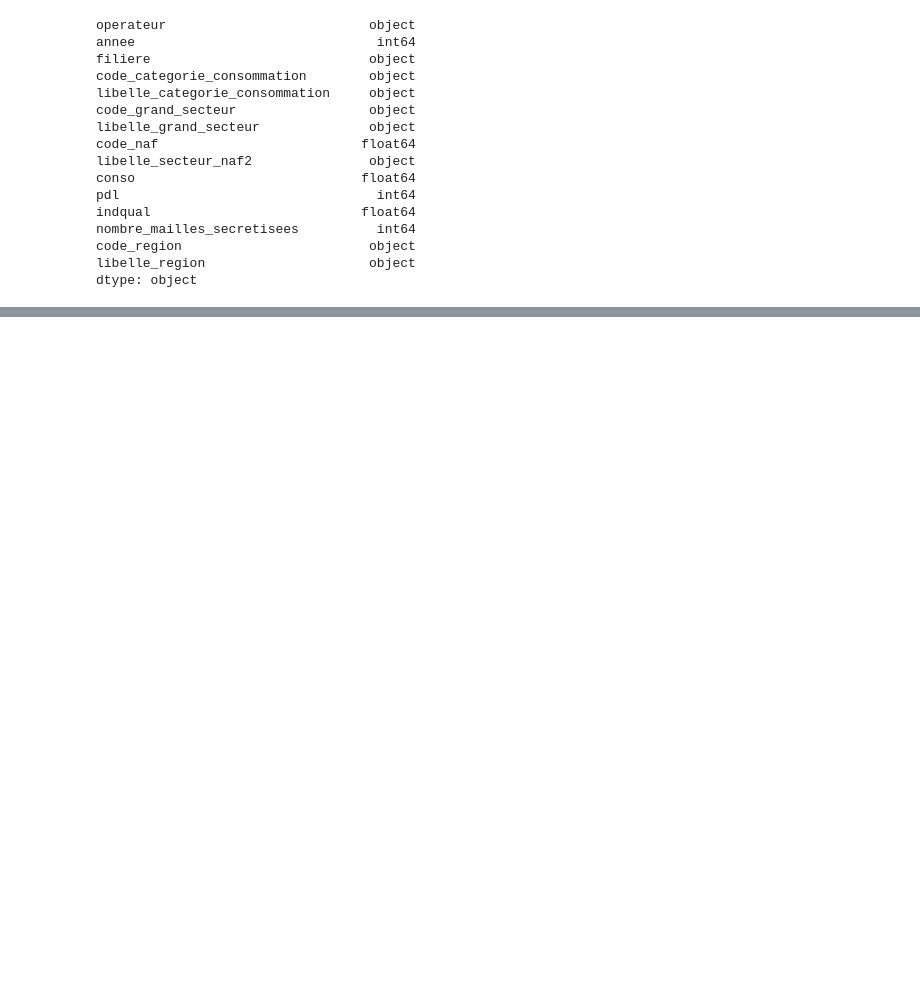
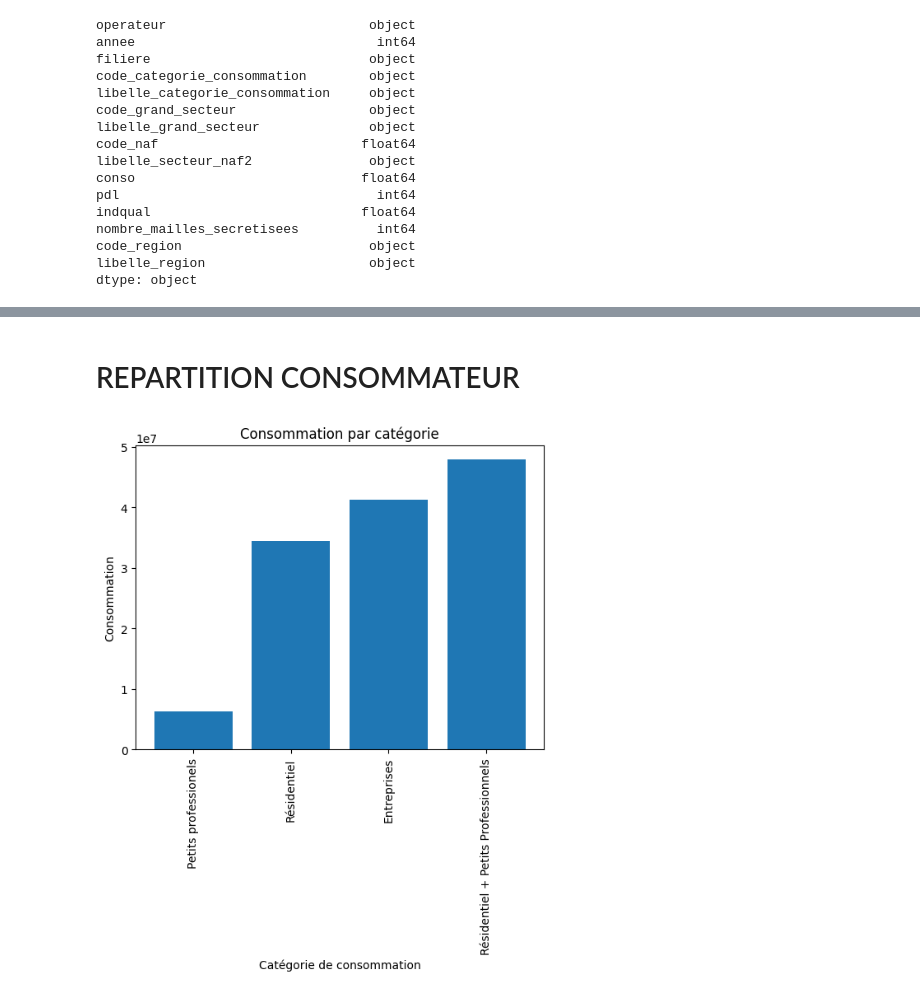
Before and after one commit to Leiiph/DatavizProjectM1, a Jupyter notebook: test.ipynb, the cells around one changed output, grey strips where cells are left out. Saved outputs shown, nothing was run; the diff lists cells and outputs as text; code cells hidden in the pictures; blank space fills up the shorter version.

```diff
--- a/test.ipynb
+++ b/test.ipynb
@@ -7,5 +8,5 @@ import geopandas as gpd
 # %%
-df = pd.read_csv('data.csv', delimiter=';')
+df = pd.read_csv('data.csv', delimiter=';', encoding='utf-8')
 # %%
 print(df.dtypes)
 # %% [output]
@@ -26,7 +27,7 @@ code_region                        object
 libelle_region                     object
 dtype: object
 # %%
-todrop = ['operateur', 'nombre_mailles_secretisees', 'code_grand_secteur']
+todrop = ['operateur', 'nombre_mailles_secretisees', 'code_grand_secteur', 'code_naf']
 df.drop(columns=todrop, axis=1, inplace=True)
 # %%
 print(df.isna().sum())
@@ -46,4 +46 @@ libelle_region                       0
 dtype: int64
-# %%
-df = df.dropna()
-print(df.isna().sum())
@@ -88,0 +62,3 @@ ValueError: 'right_df' should be GeoDataFrame, got <class 'pandas.core.frame.Dat
+# %%
+
+df = df[df['libelle_categorie_consommation'] != "0"]
@@ -88,0 +75,11 @@ ValueError: 'right_df' should be GeoDataFrame, got <class 'pandas.core.frame.Dat
+# %% [markdown]
+# REPARTITION CONSOMMATEUR
+# %%
+plt.bar(df['libelle_categorie_consommation'], df['conso'])
+plt.xlabel('Catégorie de consommation')
+plt.ylabel('Consommation')
+plt.title('Consommation par catégorie')
+plt.xticks(rotation=90)
+plt.show()
+# %% [output]
+[figure, added]
```
Also changed, not shown: parts of 13 cells of this notebook, 3 other files.
